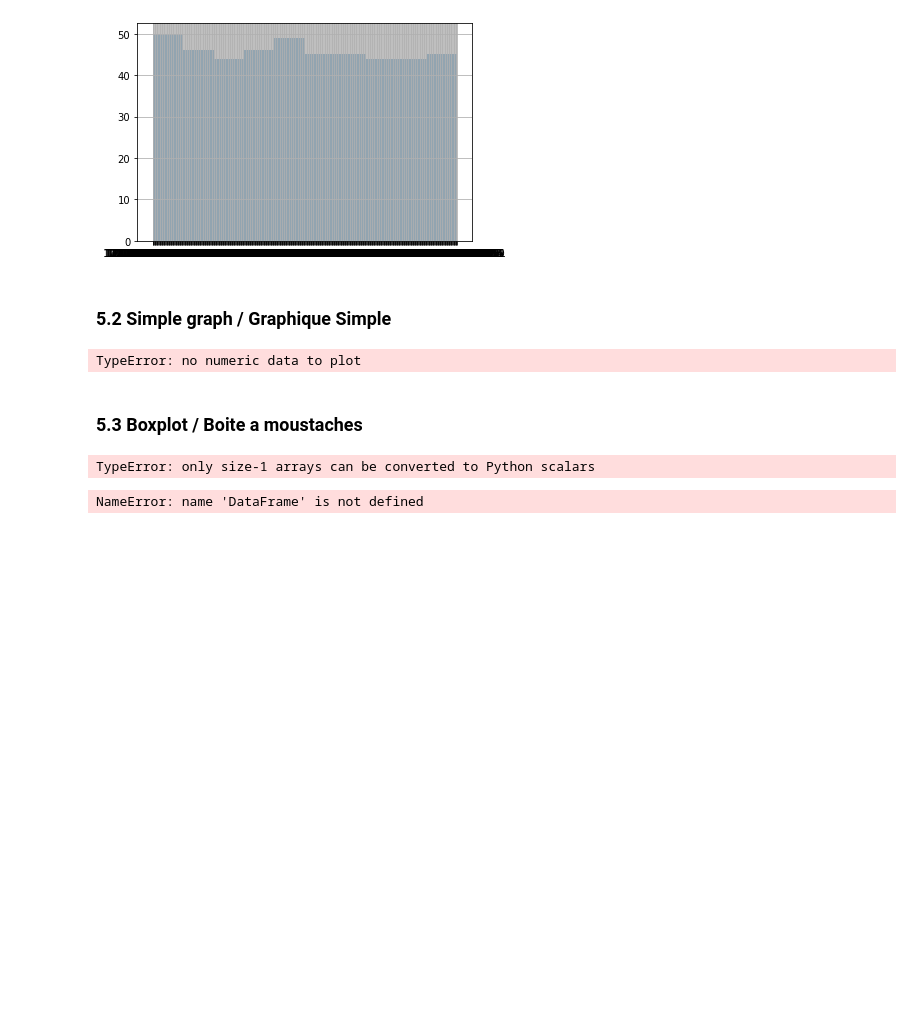
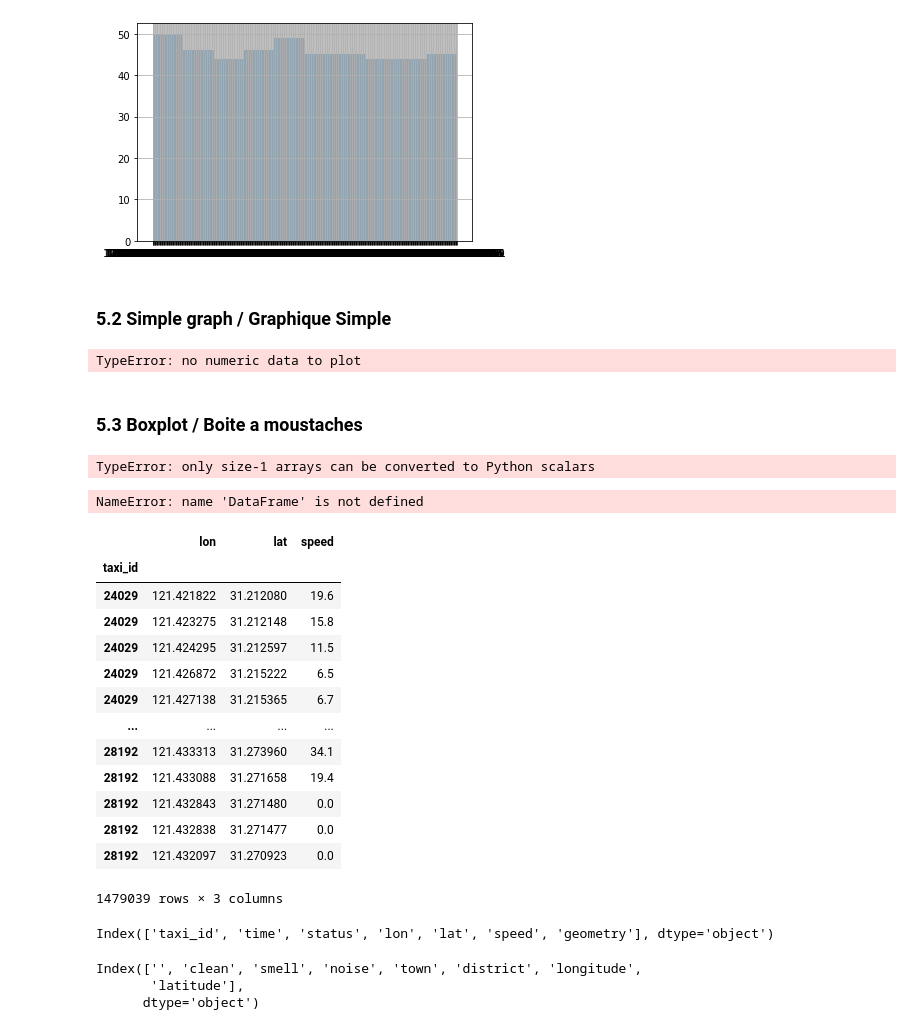
Before and after one commit to dorian-bermond/Hackaton-Nairobi, a Jupyter notebook: CleanData.ipynb, the cells around one changed output. Cells and saved outputs as stored; diff of their text form; code cells hidden in the pictures; blank space fills up the shorter version.

```diff
--- a/CleanData.ipynb
+++ b/CleanData.ipynb
@@ -179,13 +184,13 @@ tempDf = 0
 ### 3.5 Not between ... and ... / A l'exterieur de ... et ...
 # %%
 # Variables / Variables
-column = "avg_rating" # Column name / Nom de la colonne
-minValue = 0 # Lower border / Borne inferieure
-maxValue = 0 # Higher border / Borne superieure
+column = "start_location_y" # Column name / Nom de la colonne
+minValue = shanghaiMinLatitude # Lower border / Borne inferieure
+maxValue = shanghaiMaxLatitude # Higher border / Borne superieure
 initialSize = len(df)
 # Funtions / Fonctions
     # Delete every row that contains NaN (Not a Number) / Enleve toutes les lignes contenant NaN (Not a Number)
-tempDf = df[(df[column] >= minValue) | (df[column] =< maxValue)]
+tempDf = df[(df[column] >= minValue) & (df[column] <= maxValue)]
 droppedSize = initialSize - len(tempDf)
 droppedSizePercentage = 100 * droppedSize / initialSize
 if (droppedSizePercentage < criticalDropSizePercentage) :
@@ -375,3 +382,26 @@ TypeError: only size-1 arrays can be converted to Python scalars
 # %%
 # %% [output]
 NameError: name 'DataFrame' is not defined
+# %%
+df['neighborhood'] = df[""]
+# %%
+savedDf = df[["lon", "lat", "speed"]]
+# %%
+savedDf.index = df.taxi_id
+# %%
+savedDf
+# %% [output]
+|  | lon | lat | speed |
+| taxi_id |  |  |  |
+| 24029 | 121.421822 | 31.212080 | 19.6 |
+| 24029 | 121.423275 | 31.212148 | 15.8 |
+| 24029 | 121.424295 | 31.212597 | 11.5 |
+| 24029 | 121.426872 | 31.215222 | 6.5 |
+| 24029 | 121.427138 | 31.215365 | 6.7 |
+| ... | ... | ... | ... |
+| 28192 | 121.433313 | 31.273960 | 34.1 |
+| 28192 | 121.433088 | 31.271658 | 19.4 |
+| 28192 | 121.432843 | 31.271480 | 0.0 |
+| 28192 | 121.432838 | 31.271477 | 0.0 |
+| 28192 | 121.432097 | 31.270923 | 0.0 |
+1479039 rows × 3 columns
@@ -377,0 +413,4 @@ NameError: name 'DataFrame' is not defined
+# %%
+df.columns
+# %% [output]
+Index(['taxi_id', 'time', 'status', 'lon', 'lat', 'speed', 'geometry'], dtype='object')
@@ -377,0 +429,6 @@ NameError: name 'DataFrame' is not defined
+# %%
+df.columns
+# %% [output]
+Index(['', 'clean', 'smell', 'noise', 'town', 'district', 'longitude',
+       'latitude'],
+      dtype='object')
```
Also changed, not shown: parts of 24 cells of this notebook, 1 other file.
